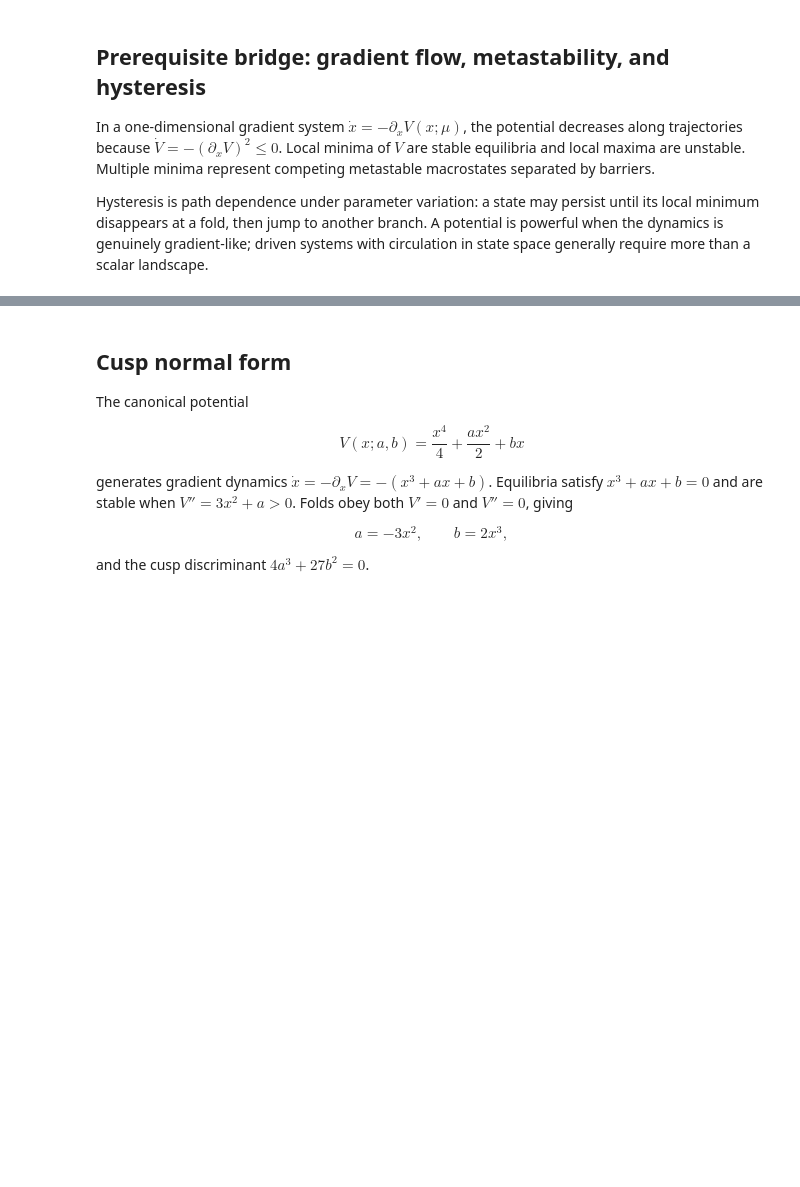
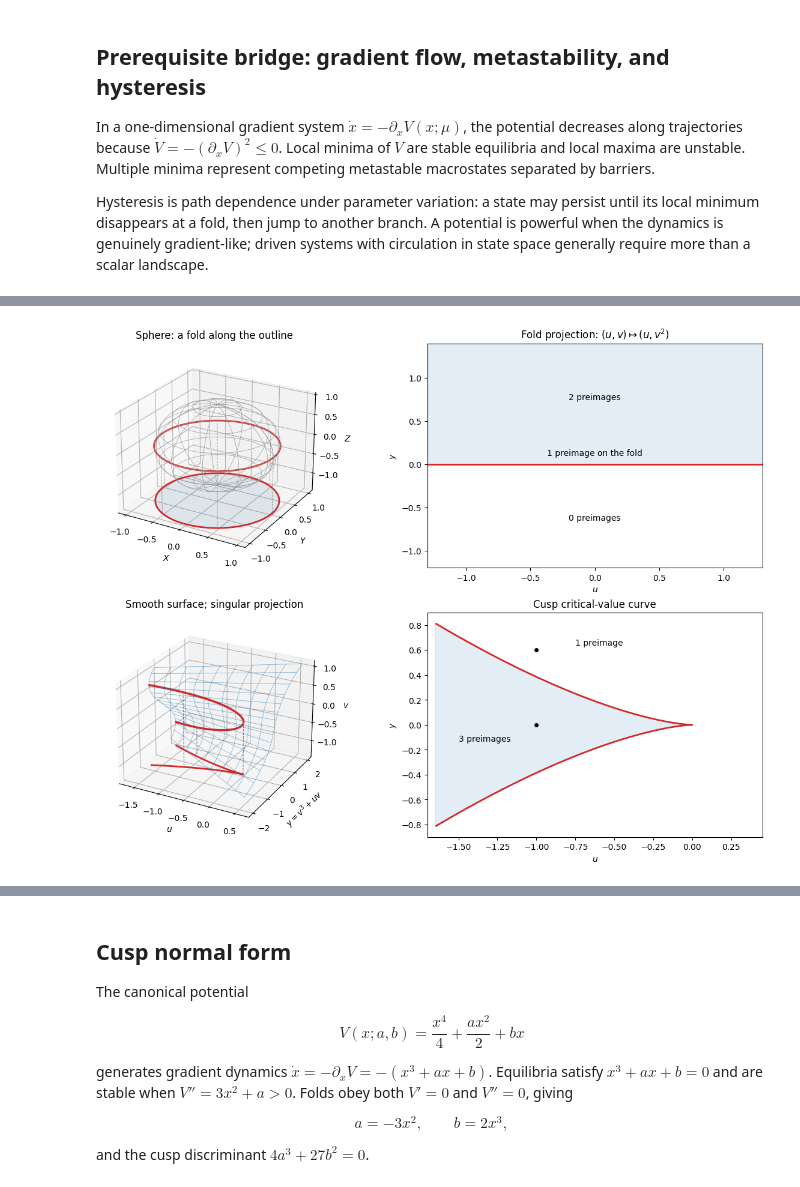
Before and after one commit to kulinskij-tech/Synergetics, a Jupyter notebook: syn_py/syn_04_catastrophe_theory.ipynb, the cells around one changed output, grey strips where cells are left out. Drawn from its saved outputs; the diff is of its cells as text; code cells hidden in the pictures; blank space fills up the shorter version.

```diff
--- a/syn_py/syn_04_catastrophe_theory.ipynb
+++ b/syn_py/syn_04_catastrophe_theory.ipynb
@@ -24,0 +125,66 @@ Hysteresis is path dependence under parameter variation: a state may persist unt
+# %%
+# whitney_geometry: sphere outline, fold, cusp surface, and its critical values.
+fig = plt.figure(figsize=(12, 9), constrained_layout=True)
+axis = fig.add_subplot(2, 2, 1, projection='3d')
+theta = np.linspace(0, 2*np.pi, 80)
+polar = np.linspace(0, np.pi, 25)
+TT, PP = np.meshgrid(theta, polar)
+axis.plot_wireframe(np.sin(PP)*np.cos(TT), np.sin(PP)*np.sin(TT), np.cos(PP),
+                    rstride=3, cstride=7, color='0.6', linewidth=0.5)
+ground = -1.4
+axis.plot(np.cos(theta), np.sin(theta), np.zeros_like(theta), color='C3', lw=2)
+axis.plot(np.cos(theta), np.sin(theta), ground*np.ones_like(theta), color='C3', lw=2)
+RR, AA = np.meshgrid(np.linspace(0, 1, 10), theta)
+axis.plot_surface(RR*np.cos(AA), RR*np.sin(AA), ground*np.ones_like(RR),
+                  color='C0', alpha=0.10, linewidth=0)
+for angle in np.linspace(0, 2*np.pi, 7)[:-1]:
+    axis.plot([np.cos(angle)]*2, [np.sin(angle)]*2, [0, ground],
+              '--', color='0.6', lw=0.7)
+axis.set(xlabel=r'$X$', ylabel=r'$Y$', zlabel=r'$Z$', title='Sphere: a fold along the outline')
+axis.view_init(elev=24, azim=-60)
+
+axis = fig.add_subplot(2, 2, 2)
+axis.axhspan(0, 1.4, color='C0', alpha=0.13)
+axis.axhline(0, color='C3', lw=2)
+axis.text(0, 0.75, '2 preimages', ha='center')
+axis.text(0, 0.08, '1 preimage on the fold', ha='center', va='bottom')
+axis.text(0, -0.65, '0 preimages', ha='center')
+axis.set(xlim=(-1.3, 1.3), ylim=(-1.2, 1.4), xlabel=r'$u$', ylabel=r'$y$',
+          title=r'Fold projection: $(u,v)\mapsto(u,v^2)$')
+
+axis = fig.add_subplot(2, 2, 3, projection='3d')
+cu = np.linspace(-1.65, 0.6, 28)
+cv = np.linspace(-1.1, 1.1, 42)
+CU, CV = np.meshgrid(cu, cv)
+CY = CV**3+CU*CV
+axis.plot_wireframe(CU, CY, CV, rstride=3, cstride=3, color='C0',
+                    alpha=0.5, linewidth=0.6)
+parameter = np.linspace(-0.74, 0.74, 301)
+fold_u, fold_y = -3*parameter**2, -2*parameter**3
+axis.plot(fold_u, fold_y, parameter, color='C3', lw=2.5)
+axis.plot(fold_u, fold_y, ground*np.ones_like(parameter), color='C3', lw=2)
+for t in [-0.6, 0, 0.6]:
+    axis.plot([-3*t*t]*2, [-2*t**3]*2, [t, ground], '--', color='0.5', lw=0.8)
+axis.set(xlabel=r'$u$', ylabel=r'$y=v^3+uv$', zlabel=r'$v$',
+          title='Smooth surface; singular projection')
+axis.view_init(elev=25, azim=-62)
+
+axis = fig.add_subplot(2, 2, 4)
+negative_u = np.linspace(-1.65, 0, 400)
+limit_y = 2*(-negative_u/3)**1.5
+axis.fill_between(negative_u, -limit_y, limit_y, color='C0', alpha=0.13)
+axis.plot(fold_u, fold_y, color='C3', lw=2)
+axis.plot([-1, -1], [0, 0.6], 'ko', ms=4)
+axis.annotate('3 preimages', (-1, 0), xytext=(-1.5, -0.13))
+axis.annotate('1 preimage', (-1, 0.6), xytext=(-0.75, 0.64))
+axis.set(xlabel=r'$u$', ylabel=r'$y$', title='Cusp critical-value curve',
+          xlim=(-1.7, 0.45), ylim=(-0.9, 0.9))
+assert np.allclose(parameter**3+fold_u*parameter, fold_y)
+assert np.allclose(3*parameter**2+fold_u, 0)
+assert np.allclose(4*fold_u**3+27*fold_y**2, 0)
+for target_y, expected_count in [(0.0, 3), (0.6, 1)]:
+    roots = np.roots([1, 0, -1, -target_y])
+    assert np.count_nonzero(np.abs(roots.imag) < 1e-9) == expected_count
+plt.show()
+# %% [output]
+[figure, added]
```
Also changed, not shown: parts of 9 cells of this notebook, 1 other file.
